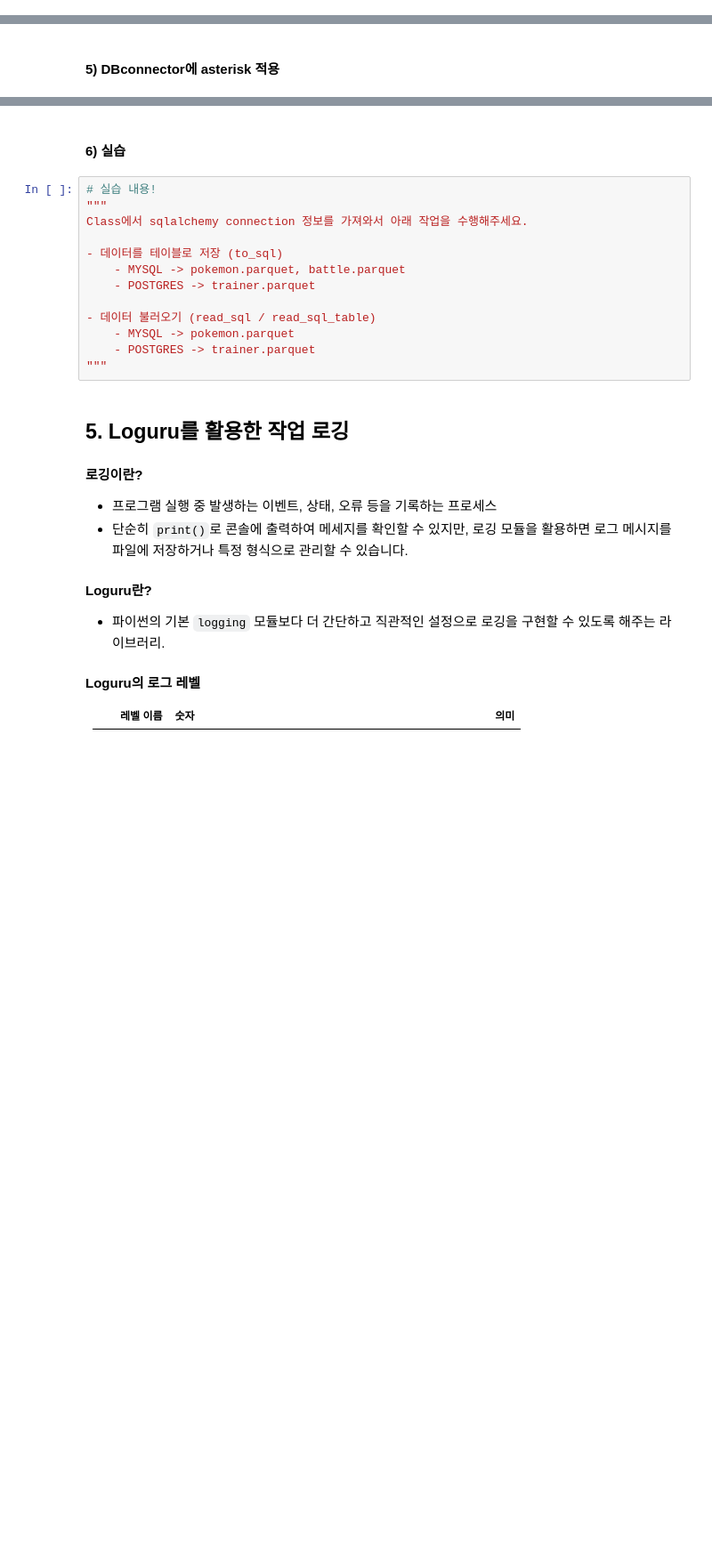
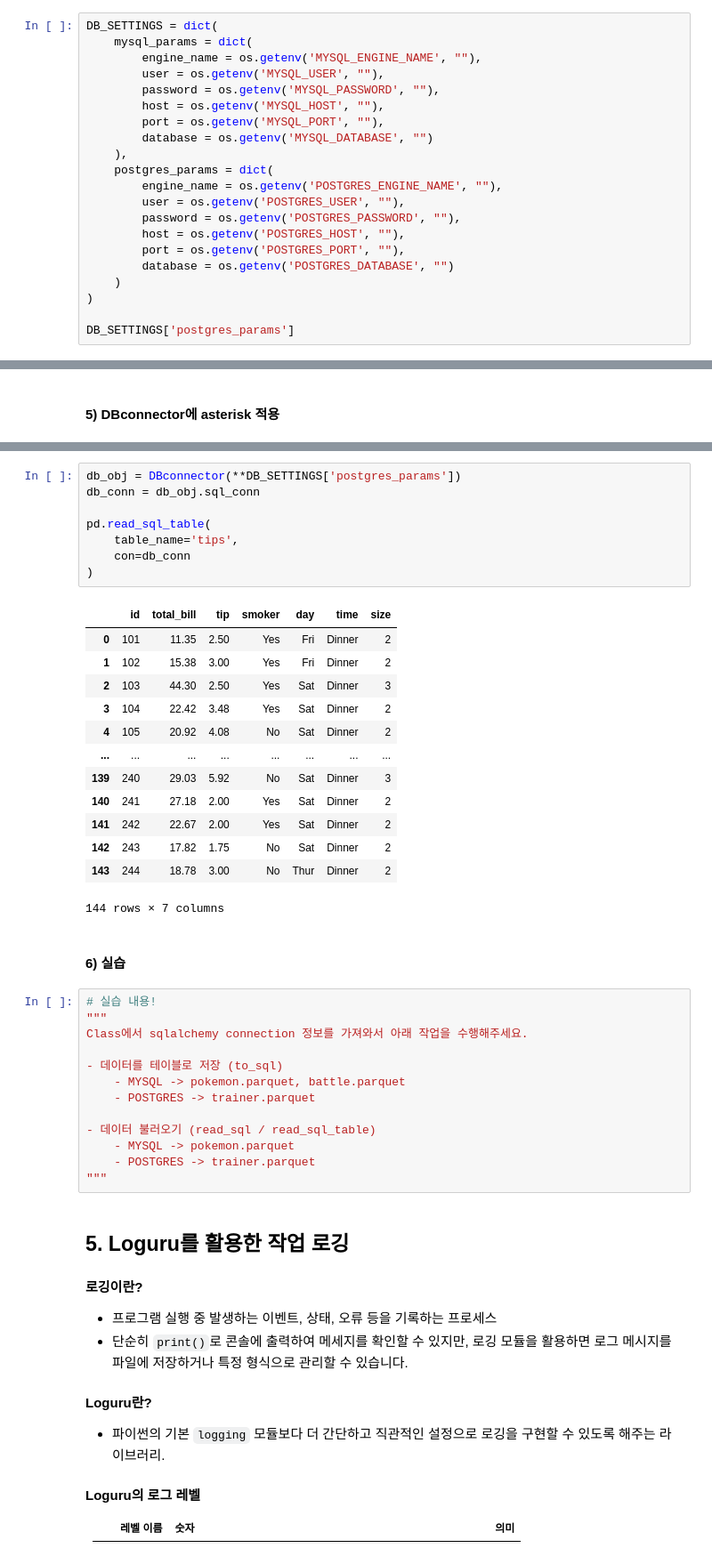
Before and after one commit to Hyunsoo-Ryan-Lee/DA07_Data_Engineering, a Jupyter notebook: 01_python_database/python_db_notebook.ipynb, the cells around one changed output, grey strips where cells are left out. Shown: that part at 89% size. Saved outputs shown, nothing was run; the diff lists cells and outputs as text; blank space fills up the shorter version.

```diff
--- a/01_python_database/python_db_notebook.ipynb
+++ b/01_python_database/python_db_notebook.ipynb
@@ -417,0 +955,21 @@ CLASS 내부 메소드의 결과를 밖에서 받아올 수 있는 방법
+# %%
+DB_SETTINGS = dict(
+    mysql_params = dict(
+        engine_name = os.getenv('MYSQL_ENGINE_NAME', ""),
+        user = os.getenv('MYSQL_USER', ""),
+        password = os.getenv('MYSQL_PASSWORD', ""),
+        host = os.getenv('MYSQL_HOST', ""),
+        port = os.getenv('MYSQL_PORT', ""),
+        database = os.getenv('MYSQL_DATABASE', "")
+    ),
+    postgres_params = dict(
+        engine_name = os.getenv('POSTGRES_ENGINE_NAME', ""),
+        user = os.getenv('POSTGRES_USER', ""),
+        password = os.getenv('POSTGRES_PASSWORD', ""),
+        host = os.getenv('POSTGRES_HOST', ""),
+        port = os.getenv('POSTGRES_PORT', ""),
+        database = os.getenv('POSTGRES_DATABASE', "")
+    )
+)
+
+DB_SETTINGS['postgres_params']
@@ -420,3 +1066,25 @@ CLASS 내부 메소드의 결과를 밖에서 받아올 수 있는 방법
+# %%
+db_obj = DBconnector(**DB_SETTINGS['postgres_params'])
+db_conn = db_obj.sql_conn
+
+pd.read_sql_table(
+    table_name='tips',
+    con=db_conn
+)
+# %% [output]
+|  | id | total_bill | tip | smoker | day | time | size |
+| 0 | 101 | 11.35 | 2.50 | Yes | Fri | Dinner | 2 |
+| 1 | 102 | 15.38 | 3.00 | Yes | Fri | Dinner | 2 |
+| 2 | 103 | 44.30 | 2.50 | Yes | Sat | Dinner | 3 |
+| 3 | 104 | 22.42 | 3.48 | Yes | Sat | Dinner | 2 |
+| 4 | 105 | 20.92 | 4.08 | No | Sat | Dinner | 2 |
+| ... | ... | ... | ... | ... | ... | ... | ... |
+| 139 | 240 | 29.03 | 5.92 | No | Sat | Dinner | 3 |
+| 140 | 241 | 27.18 | 2.00 | Yes | Sat | Dinner | 2 |
+| 141 | 242 | 22.67 | 2.00 | Yes | Sat | Dinner | 2 |
+| 142 | 243 | 17.82 | 1.75 | No | Sat | Dinner | 2 |
+| 143 | 244 | 18.78 | 3.00 | No | Thur | Dinner | 2 |
+144 rows × 7 columns
 # %% [markdown]
 #### 6) 실습
 # %%
```
Also changed, not shown: parts of 69 cells of this notebook.
